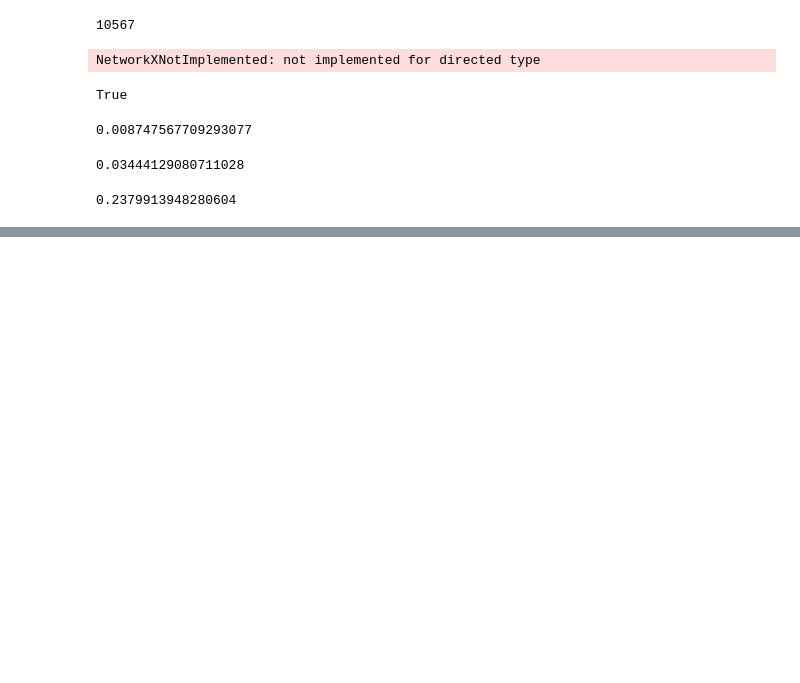
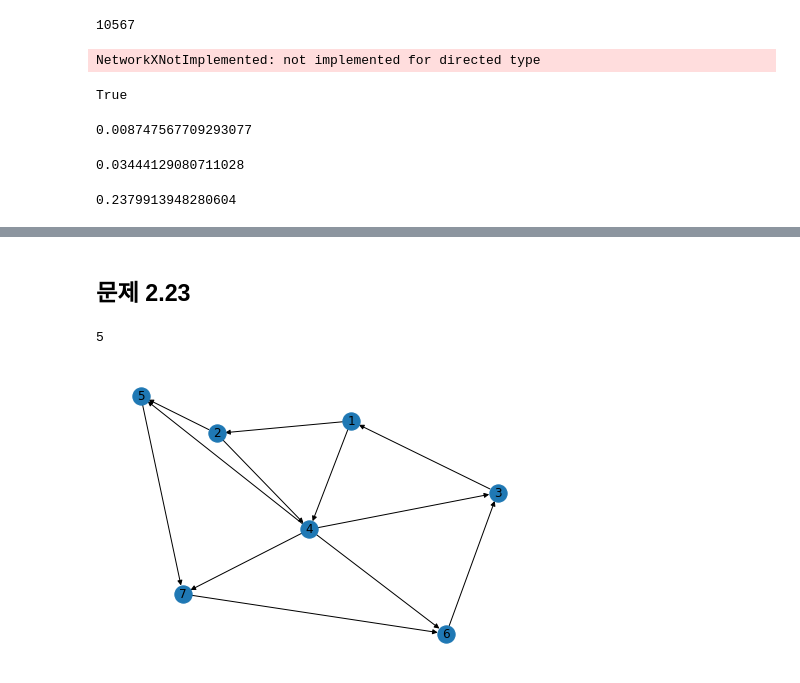
Before and after one commit to hr1588/network, a Jupyter notebook: 2장.ipynb, the cells around one changed output, grey strips where cells are left out. Saved outputs shown, nothing was run; the diff lists cells and outputs as text; code cells hidden in the pictures; blank space fills up the shorter version.

```diff
--- a/2장.ipynb
+++ b/2장.ipynb
@@ -281,0 +282,25 @@ print(np.mean(b)) # 표본의 평균
+# %% [markdown]
+## 문제 2.23
+# %%
+import networkx as nx
+
+w = nx.DiGraph()
+w.add_nodes_from([1,2,3,4,5,6,7])
+w.add_edge(1,2)
+w.add_edge(1,4)
+w.add_edge(2,4)
+w.add_edge(2,5)
+w.add_edge(3,1)
+w.add_edge(4,3)
+w.add_edge(4,5)
+w.add_edge(4,6)
+w.add_edge(4,7)
+w.add_edge(5,7)
+w.add_edge(6,3)
+w.add_edge(7,6)
+
+nx.draw(w, with_labels = True )
+nx.diameter(w)
+# %% [output]
+5
+[figure, added]
```
Also changed, not shown: parts of 1 cell of this notebook.
